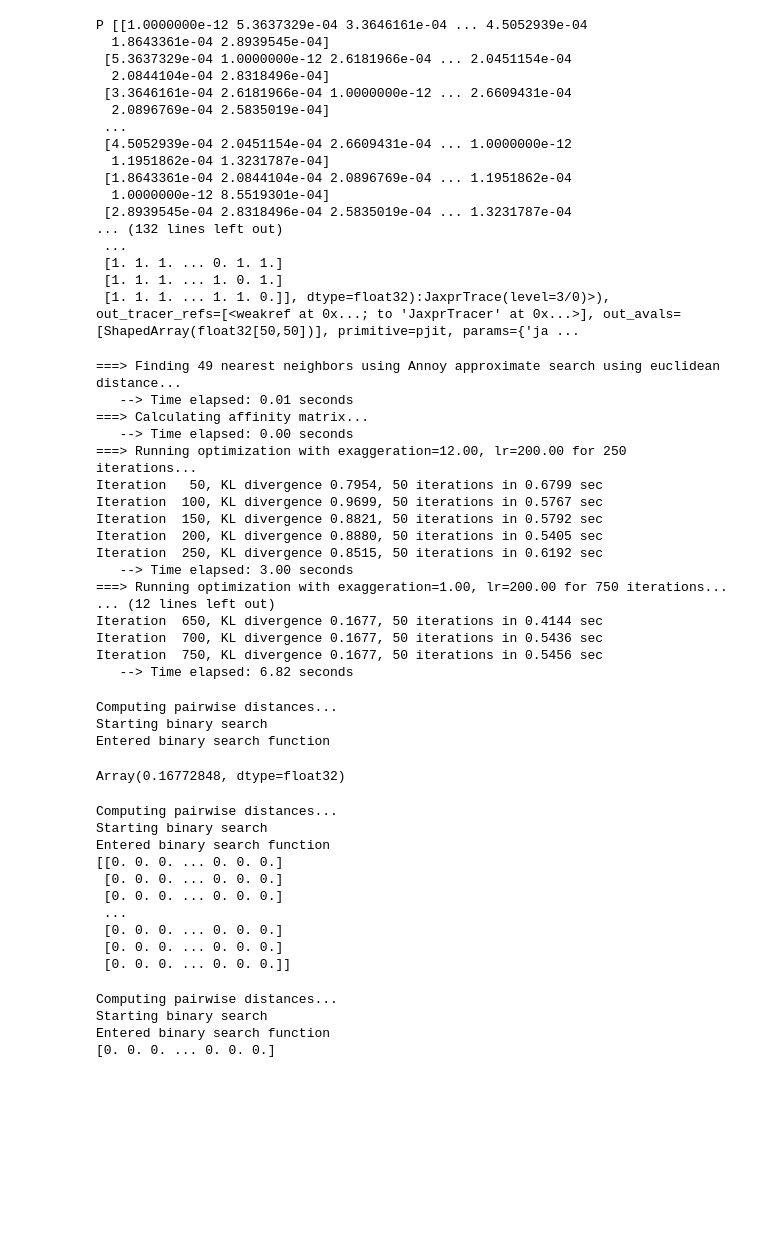
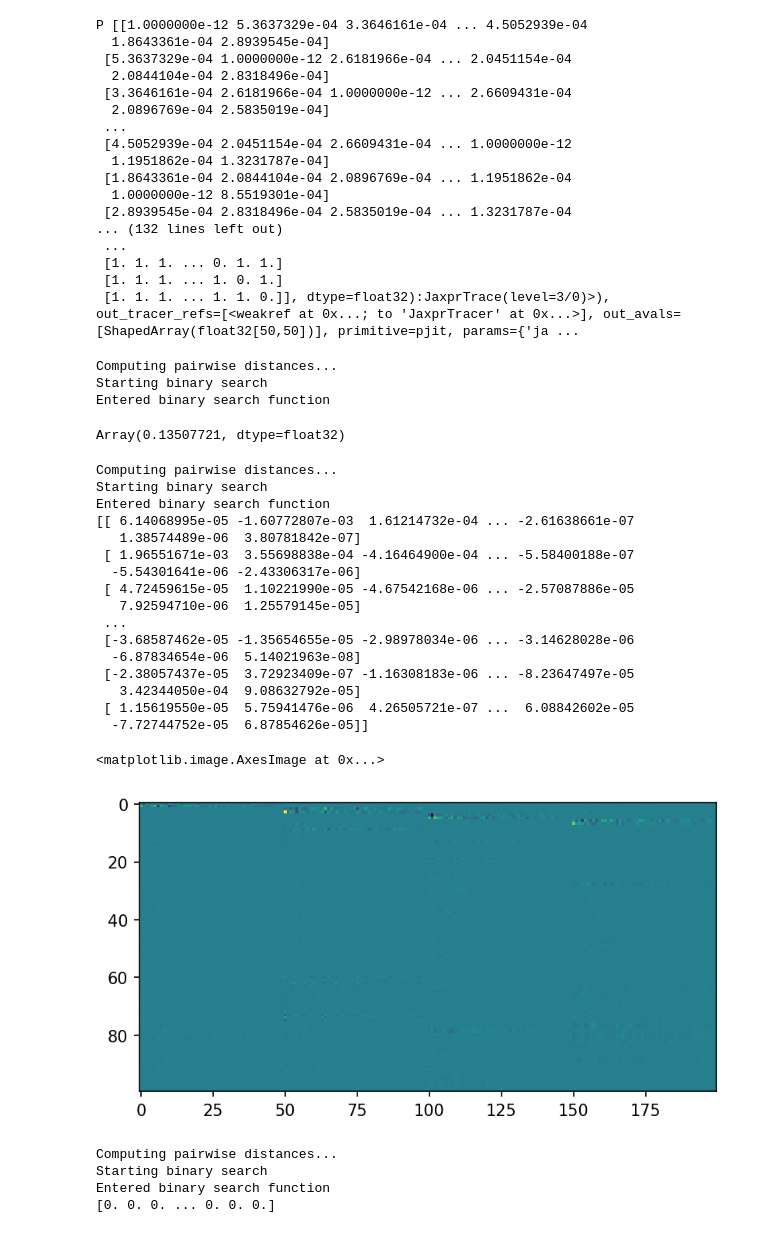
Before and after one commit to Integrative-Transcriptomics/tsne, a Jupyter notebook: diss/test_simplified_tsne.ipynb, the cells around one changed output. Drawn from its saved outputs; the diff is of its cells as text; code cells hidden in the pictures; blank space fills up the shorter version.

```diff
--- a/diss/test_simplified_tsne.ipynb
+++ b/diss/test_simplified_tsne.ipynb
@@ -275,43 +280,13 @@ def KL_divergence(X_flat, Y_flat, X_unflattener, Y_unflattener):
     Q, _ = y2q(Y)
     #print('Q', Q)
     return np.sum(P * (np.log(P+1e-10) - np.log(Q+1e-10)))
-# %%
-#from sklearn.datasets import make_blobs
-#X, y = make_blobs(n_samples=50, n_features=127, centers=4, random_state=0, shuffle=False, cluster_std=[0.1, 3, 3, 3])
-X, y = load_data(50)
-key = random.PRNGKey(41)
-#X = onp.array(random.normal(key, shape=(50, 50)))
-y_guess = random.normal(key, shape=(X.shape[0], 2))
-#Y_star = TSNE(n_components=2, learning_rate=200, init=onp.array(y_guess), perplexity=30).fit_transform(X)
-Y_star = tsne_fwd(X, y_guess)
-
-X_flat, X_unflattener = flatten_util.ravel_pytree(X)   # row-wise
-Y_flat, Y_unflattener = flatten_util.ravel_pytree(Y_star)
-# %% [output]
-===> Finding 49 nearest neighbors using Annoy approximate search using euclidean distance...
-   --> Time elapsed: 0.01 seconds
-===> Calculating affinity matrix...
-   --> Time elapsed: 0.00 seconds
-===> Running optimization with exaggeration=12.00, lr=200.00 for 250 iterations...
-Iteration   50, KL divergence 0.7954, 50 iterations in 0.6799 sec
-Iteration  100, KL divergence 0.9699, 50 iterations in 0.5767 sec
-Iteration  150, KL divergence 0.8821, 50 iterations in 0.5792 sec
-Iteration  200, KL divergence 0.8880, 50 iterations in 0.5405 sec
-Iteration  250, KL divergence 0.8515, 50 iterations in 0.6192 sec
-   --> Time elapsed: 3.00 seconds
-===> Running optimization with exaggeration=1.00, lr=200.00 for 750 iterations...
-... (12 lines left out)
-Iteration  650, KL divergence 0.1677, 50 iterations in 0.4144 sec
-Iteration  700, KL divergence 0.1677, 50 iterations in 0.5436 sec
-Iteration  750, KL divergence 0.1677, 50 iterations in 0.5456 sec
-   --> Time elapsed: 6.82 seconds
 # %%
 KL_divergence(X_flat, Y_flat, X_unflattener, Y_unflattener)
 # %% [output]
 Computing pairwise distances...
 Starting binary search
 Entered binary search function
-Array(0.16772848, dtype=float32)
+Array(0.13507721, dtype=float32)
 # %%
 #f = lambda X, Y: KL_divergence(X, Y, X_unflattener, Y_unflattener)
 J_X_Y = jacfwd(jacfwd(KL_divergence, argnums=1), argnums=0)(X_flat, Y_flat, X_unflattener, Y_unflattener)
@@ -320,13 +295,24 @@ print(J_X_Y)
 Computing pairwise distances...
 Starting binary search
 Entered binary search function
-[[0. 0. 0. ... 0. 0. 0.]
- [0. 0. 0. ... 0. 0. 0.]
- [0. 0. 0. ... 0. 0. 0.]
+[[ 6.14068995e-05 -1.60772807e-03  1.61214732e-04 ... -2.61638661e-07
+   1.38574489e-06  3.80781842e-07]
+ [ 1.96551671e-03  3.55698838e-04 -4.16464900e-04 ... -5.58400188e-07
+  -5.54301641e-06 -2.43306317e-06]
+ [ 4.72459615e-05  1.10221990e-05 -4.67542168e-06 ... -2.57087886e-05
+   7.92594710e-06  1.25579145e-05]
  ...
- [0. 0. 0. ... 0. 0. 0.]
- [0. 0. 0. ... 0. 0. 0.]
- [0. 0. 0. ... 0. 0. 0.]]
+ [-3.68587462e-05 -1.35654655e-05 -2.98978034e-06 ... -3.14628028e-06
+  -6.87834654e-06  5.14021963e-08]
+ [-2.38057437e-05  3.72923409e-07 -1.16308183e-06 ... -8.23647497e-05
+   3.42344050e-04  9.08632792e-05]
+ [ 1.15619550e-05  5.75941476e-06  4.26505721e-07 ...  6.08842602e-05
+  -7.72744752e-05  6.87854626e-05]]
+# %%
+plt.imshow(J_X_Y[:, 0:200])
+# %% [output]
+<matplotlib.image.AxesImage at 0x...>
+[figure, added]
 # %%
 print(jacfwd(KL_divergence, argnums=0)(X_flat, Y_flat, X_unflattener, Y_unflattener))
 # %% [output]
```
Also changed, not shown: parts of 4 cells of this notebook, 2 other files.
